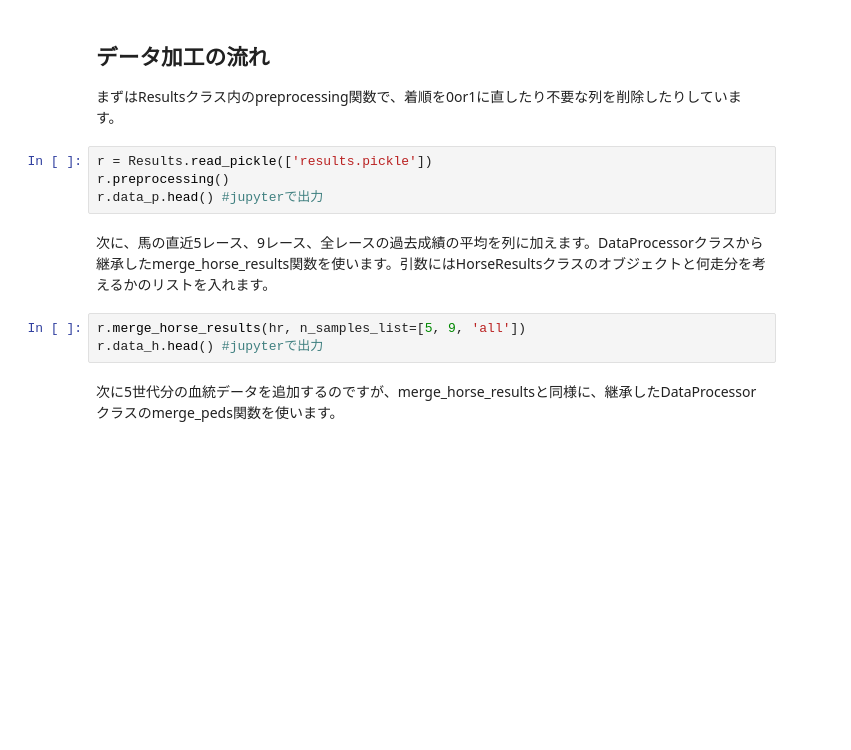
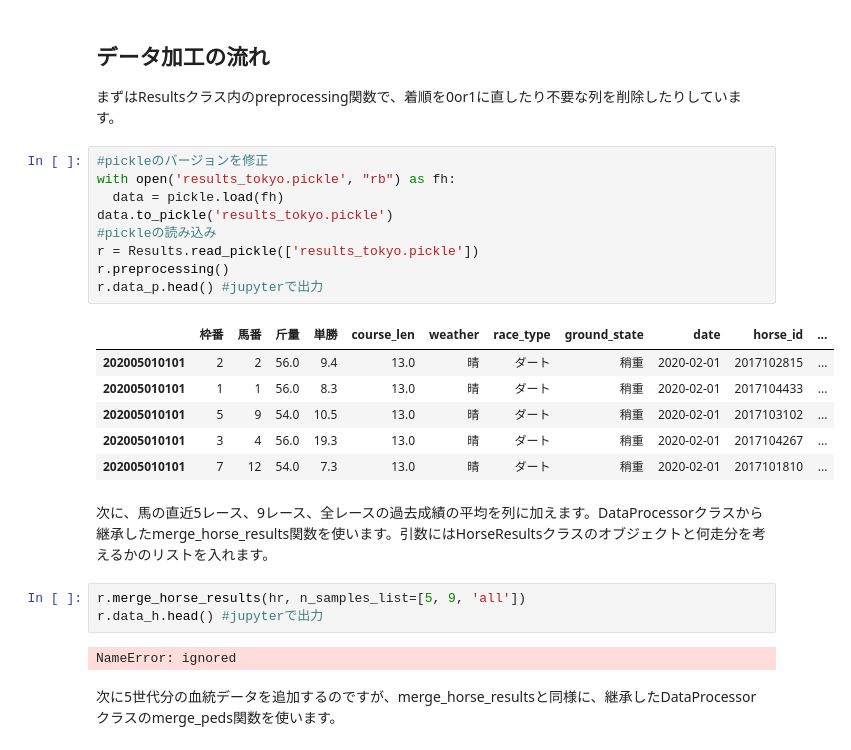
Before and after one commit to aritanaoya/Titanic_Kaggle, a Jupyter notebook: DataProcess.ipynb, the cells around one changed output. Saved outputs shown, nothing was run; the diff lists cells and outputs as text; blank space fills up the shorter version.

```diff
--- a/DataProcess.ipynb
+++ b/DataProcess.ipynb
@@ -583,14 +594,28 @@ class Peds:
 
 まずはResultsクラス内のpreprocessing関数で、着順を0or1に直したり不要な列を削除したりしています。
 # %%
-r = Results.read_pickle(['results.pickle'])
+#pickleのバージョンを修正
+with open('results_tokyo.pickle', "rb") as fh:
+  data = pickle.load(fh)
+data.to_pickle('results_tokyo.pickle')
+#pickleの読み込み
+r = Results.read_pickle(['results_tokyo.pickle'])
 r.preprocessing()
 r.data_p.head() #jupyterで出力
+# %% [output]
+|  | 枠番 | 馬番 | 斤量 | 単勝 | course_len | weather | race_type | ground_state | date | horse_id | ... |
+| 202005010101 | 2 | 2 | 56.0 | 9.4 | 13.0 | 晴 | ダート | 稍重 | 2020-02-01 | 2017102815 | ... |
+| 202005010101 | 1 | 1 | 56.0 | 8.3 | 13.0 | 晴 | ダート | 稍重 | 2020-02-01 | 2017104433 | ... |
+| 202005010101 | 5 | 9 | 54.0 | 10.5 | 13.0 | 晴 | ダート | 稍重 | 2020-02-01 | 2017103102 | ... |
+| 202005010101 | 3 | 4 | 56.0 | 19.3 | 13.0 | 晴 | ダート | 稍重 | 2020-02-01 | 2017104267 | ... |
+| 202005010101 | 7 | 12 | 54.0 | 7.3 | 13.0 | 晴 | ダート | 稍重 | 2020-02-01 | 2017101810 | ... |
 # %% [markdown]
 次に、馬の直近5レース、9レース、全レースの過去成績の平均を列に加えます。DataProcessorクラスから継承したmerge_horse_results関数を使います。引数にはHorseResultsクラスのオブジェクトと何走分を考えるかのリストを入れます。
 # %%
 r.merge_horse_results(hr, n_samples_list=[5, 9, 'all'])
 r.data_h.head() #jupyterで出力
+# %% [output]
+NameError: ignored
 # %% [markdown]
 次に5世代分の血統データを追加するのですが、merge_horse_resultsと同様に、継承したDataProcessorクラスのmerge_peds関数を使います。
 # %%
```
Also changed, not shown: parts of 8 cells of this notebook.
